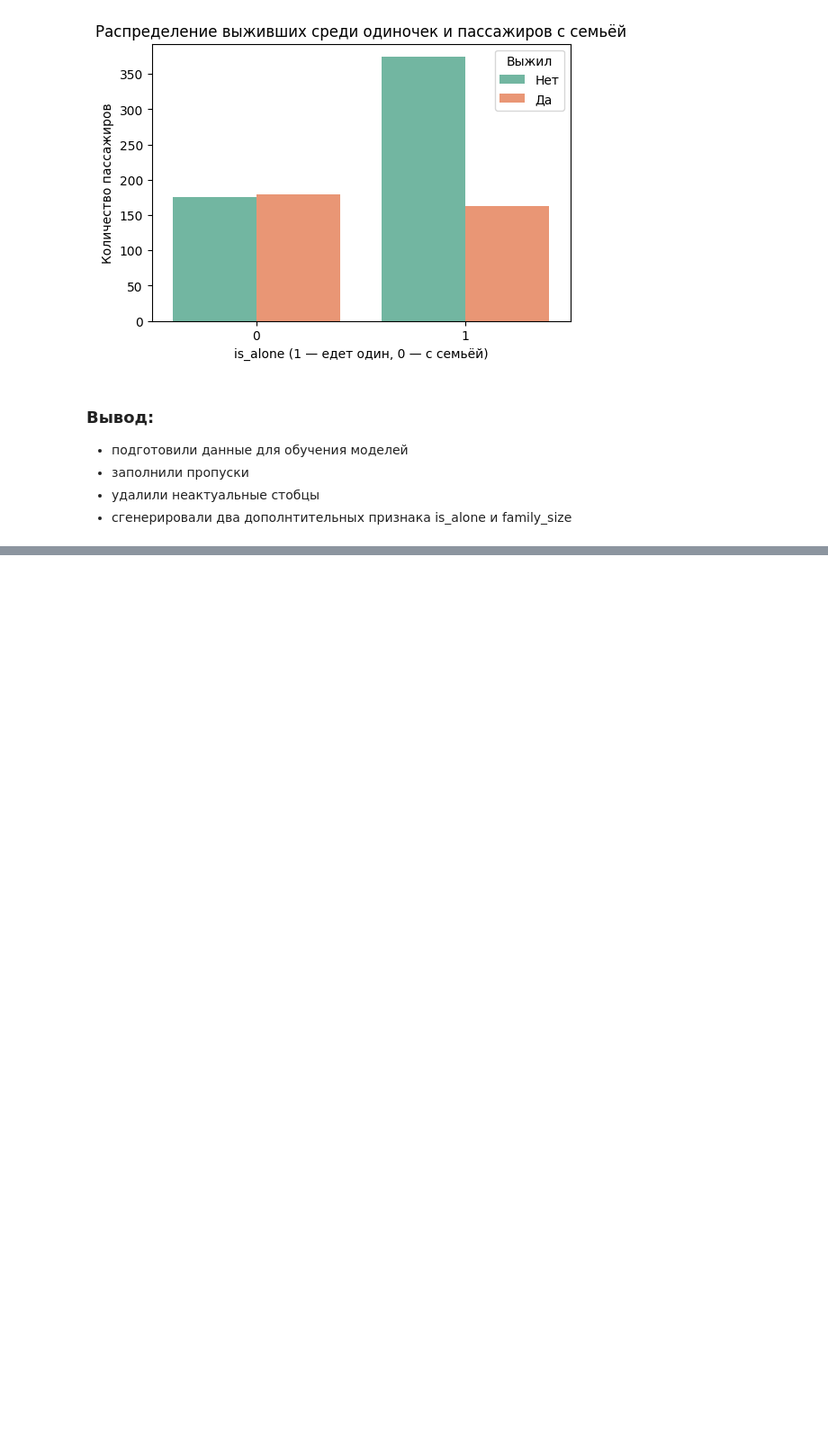
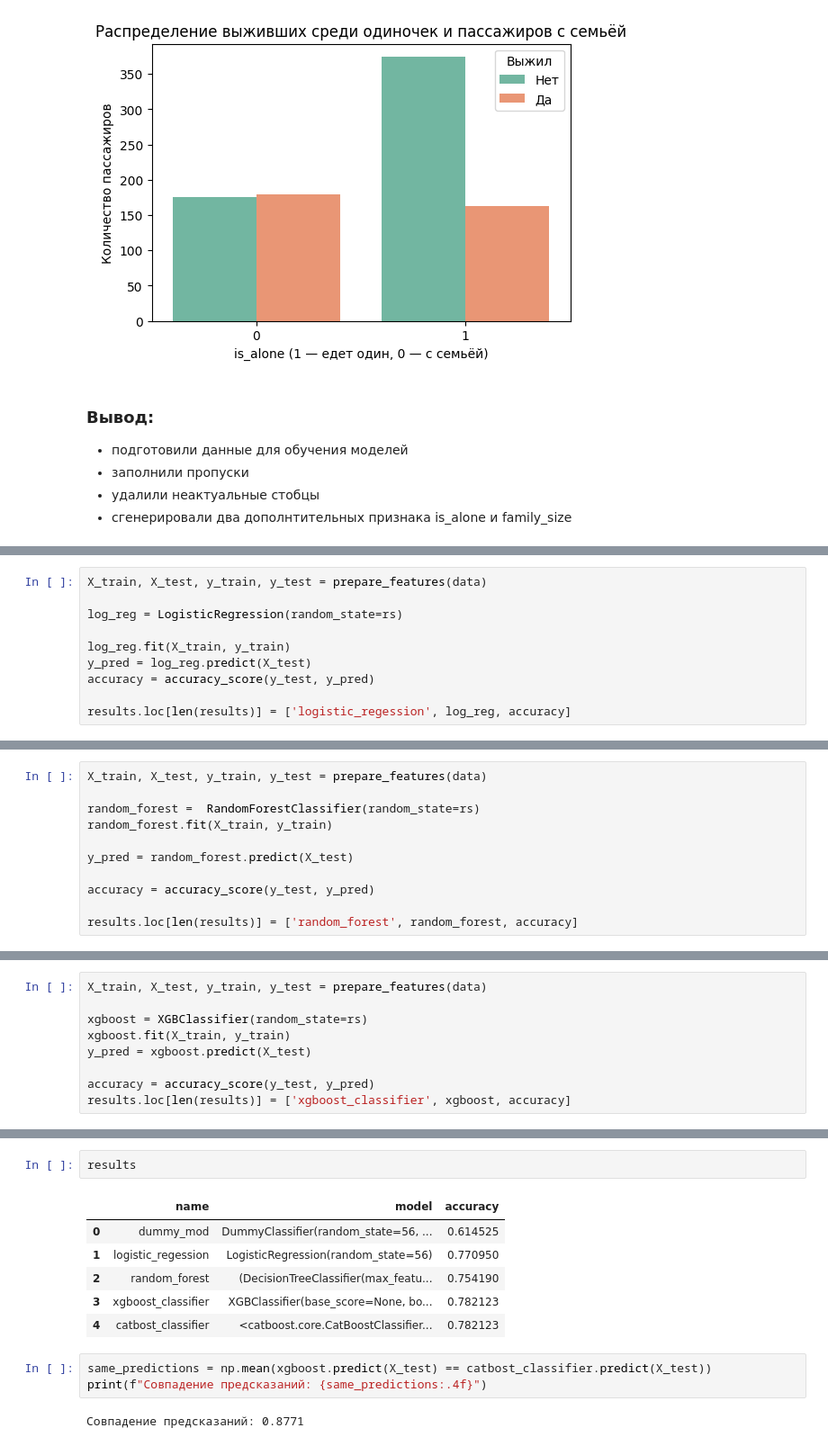
Before and after one commit to RuslGL/kaggle_practice, a Jupyter notebook: titanic/classic_ml.ipynb, the cells around one changed output, grey strips where cells are left out. Shown at 90% size. Saved outputs shown, nothing was run; the diff lists cells and outputs as text; blank space fills up the shorter version.

```diff
--- a/titanic/classic_ml.ipynb
+++ b/titanic/classic_ml.ipynb
@@ -466,0 +637,10 @@ plt.show()
+# %%
+X_train, X_test, y_train, y_test = prepare_features(data)
+
+log_reg = LogisticRegression(random_state=rs)
+
+log_reg.fit(X_train, y_train)
+y_pred = log_reg.predict(X_test)
+accuracy = accuracy_score(y_test, y_pred)
+
+results.loc[len(results)] = ['logistic_regession', log_reg, accuracy]
@@ -466,0 +655,11 @@ plt.show()
+# %%
+X_train, X_test, y_train, y_test = prepare_features(data)
+
+random_forest =  RandomForestClassifier(random_state=rs)
+random_forest.fit(X_train, y_train)
+
+y_pred = random_forest.predict(X_test)
+
+accuracy = accuracy_score(y_test, y_pred)
+
+results.loc[len(results)] = ['random_forest', random_forest, accuracy]
@@ -466,0 +675,9 @@ plt.show()
+# %%
+X_train, X_test, y_train, y_test = prepare_features(data)
+
+xgboost = XGBClassifier(random_state=rs)
+xgboost.fit(X_train, y_train)
+y_pred = xgboost.predict(X_test)
+
+accuracy = accuracy_score(y_test, y_pred)
+results.loc[len(results)] = ['xgboost_classifier', xgboost, accuracy]
@@ -466,0 +703,14 @@ plt.show()
+# %%
+results
+# %% [output]
+|  | name | model | accuracy |
+| 0 | dummy_mod | DummyClassifier(random_state=56, ... | 0.614525 |
+| 1 | logistic_regession | LogisticRegression(random_state=56) | 0.770950 |
+| 2 | random_forest | (DecisionTreeClassifier(max_featu... | 0.754190 |
+| 3 | xgboost_classifier | XGBClassifier(base_score=None, bo... | 0.782123 |
+| 4 | catbost_classifier | <catboost.core.CatBoostClassifier... | 0.782123 |
+# %%
+same_predictions = np.mean(xgboost.predict(X_test) == catbost_classifier.predict(X_test))
+print(f"Совпадение предсказаний: {same_predictions:.4f}")
+# %% [output]
+Совпадение предсказаний: 0.8771
```
Also changed, not shown: parts of 47 cells of this notebook.
